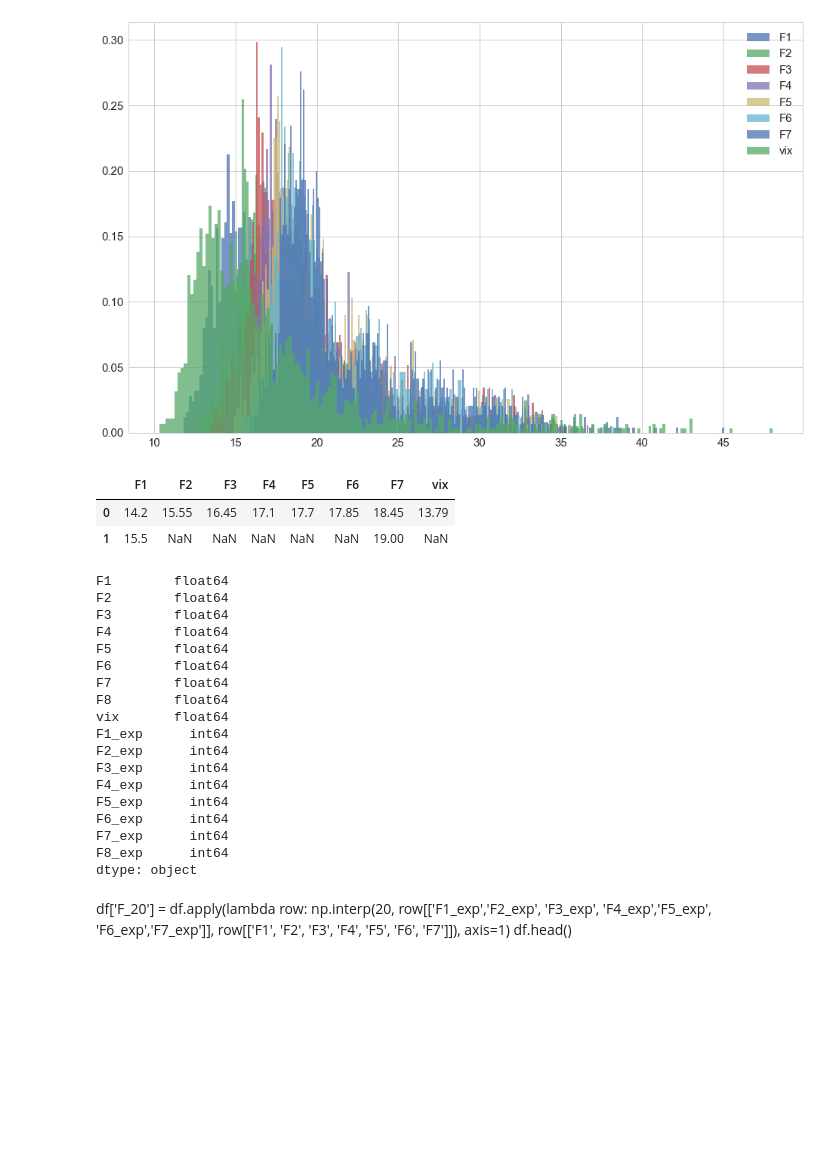
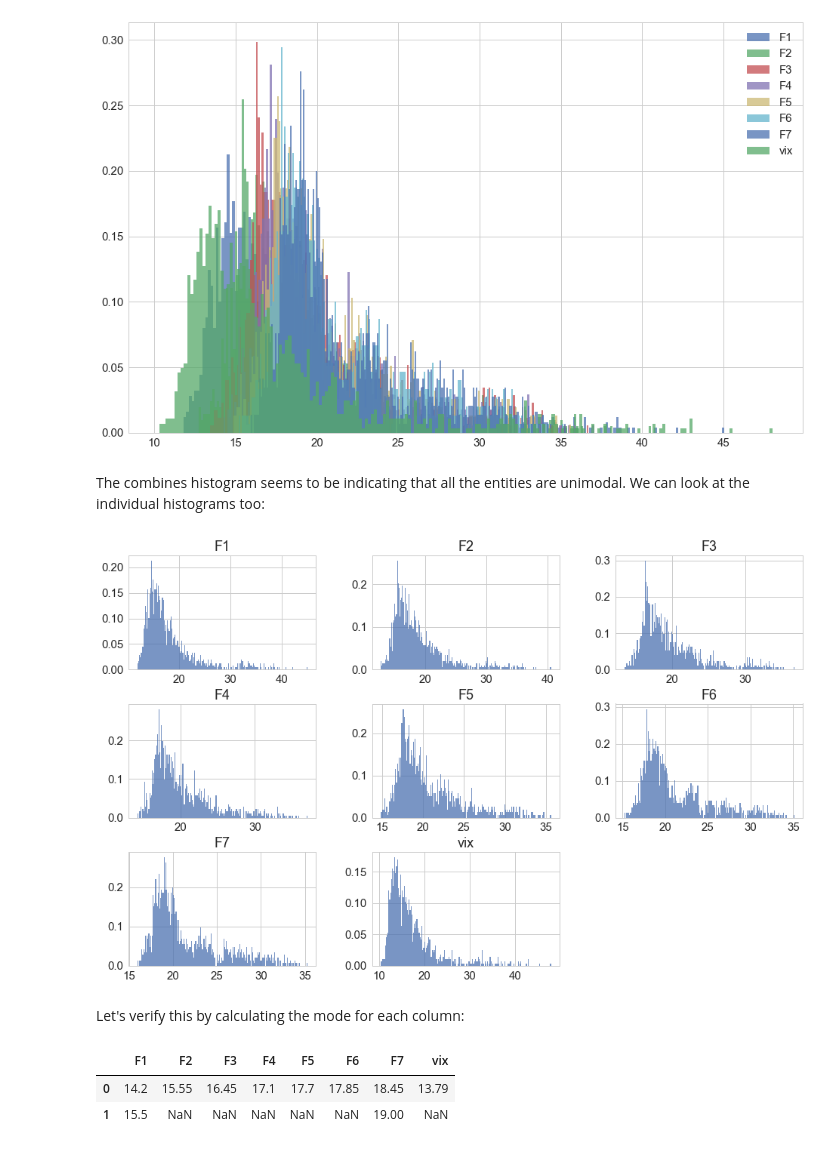
Before and after one commit to canelbiryol/Risk_Portfolio_Management, a Jupyter notebook: Homework3/Homework3.ipynb, the cells around one changed output. Drawn from its saved outputs; the diff is of its cells as text; code cells hidden in the pictures; blank space fills up the shorter version.

```diff
--- a/Homework3/Homework3.ipynb
+++ b/Homework3/Homework3.ipynb
@@ -165,36 +245,17 @@ plt.show()
 # %% [output]
 [figure]
+# %% [markdown]
+The combines histogram seems to be indicating that all the entities are unimodal. We can look at the individual histograms too:
+# %%
+df_vix_vx.hist(bins=200, alpha=0.75, normed=True, figsize=(16, 10))
+plt.show()
+# %% [output]
+[figure, added]
+# %% [markdown]
+Let's verify this by calculating the mode for each column:
 # %%
 df_vix_vx.mode()
 # %% [output]
 |  | F1 | F2 | F3 | F4 | F5 | F6 | F7 | vix |
 | 0 | 14.2 | 15.55 | 16.45 | 17.1 | 17.7 | 17.85 | 18.45 | 13.79 |
 | 1 | 15.5 | NaN | NaN | NaN | NaN | NaN | 19.00 | NaN |
-# %%
-df.dtypes
-# %% [output]
-F1        float64
-F2        float64
-F3        float64
-F4        float64
-F5        float64
-F6        float64
-F7        float64
-F8        float64
-vix       float64
-F1_exp      int64
-F2_exp      int64
-F3_exp      int64
-F4_exp      int64
-F5_exp      int64
-F6_exp      int64
-F7_exp      int64
-F8_exp      int64
-dtype: object
-# %% [markdown]
-df['F_20'] = df.apply(lambda row: np.interp(20, row[['F1_exp','F2_exp', 'F3_exp', 'F4_exp','F5_exp',
-                                                     'F6_exp','F7_exp']], row[['F1', 'F2',
-                                                                                         'F3', 'F4',
-                                                                                         'F5', 'F6',
-                                                                                         'F7']]), axis=1)
-df.head()
```
Also changed, not shown: parts of 40 cells of this notebook.
